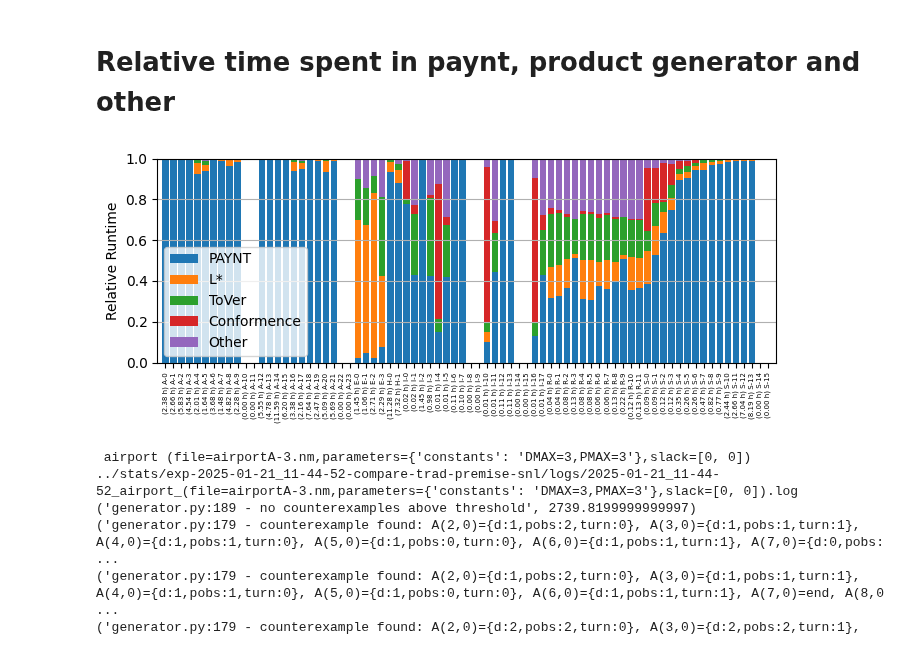
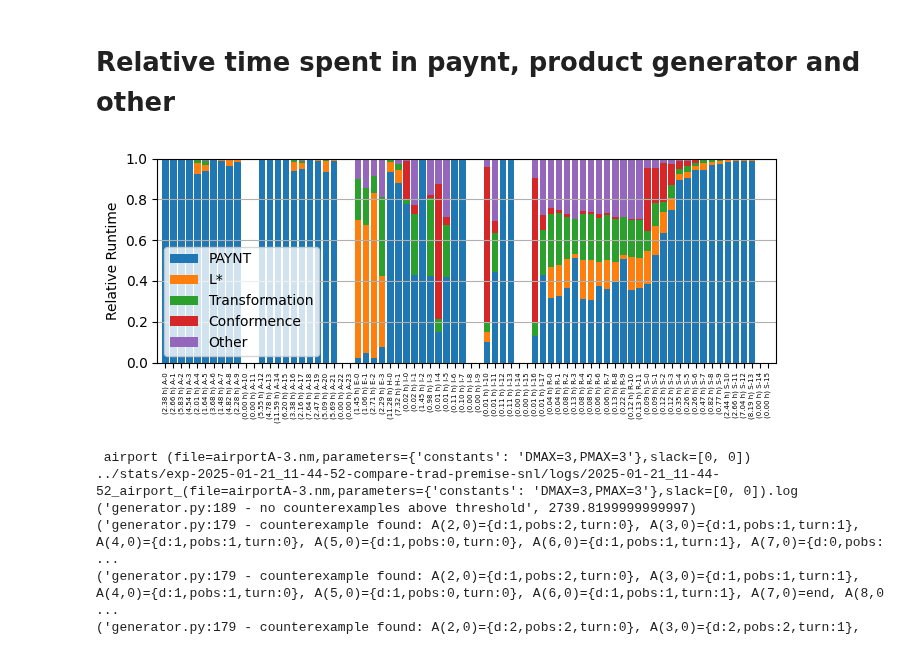
Before and after one commit to lukovdm/monitor-conformence, a Jupyter notebook: notebooks/Analysis.ipynb, the cells around one changed output. Saved outputs shown, nothing was run; the diff lists cells and outputs as text; code cells hidden in the pictures.

Commit message:
New plots

```diff
--- a/notebooks/Analysis.ipynb
+++ b/notebooks/Analysis.ipynb
@@ -456,37 +456,37 @@ plt.bar(index, paynt_times, width=0.8, label="PAYNT")
 bottom += paynt_times
 plt.bar(index, lstar_times, bottom=bottom, width=0.8, label="L*")
 bottom += lstar_times
-plt.bar(index, product_times, bottom=bottom, width=0.8, label="ToVer")
+plt.bar(index, product_times, bottom=bottom, width=0.8, label="Transformation")
 bottom += product_times
 plt.bar(
     index,
     eq_times,
     bottom=bottom,
     width=0.8,
     label="Conformence",
 )
 bottom += eq_times
 plt.bar(
     index,
     other_times,
     bottom=bottom,
     width=0.8,
     label="Other",
 )
 
 plt.ylabel("Relative Runtime")
 plt.xticks(index, experiment_names, rotation=90, fontsize=5)
 plt.legend()
 plt.xlim(-1, len(filtered_data))
 plt.ylim(0, 1)
 
 plt.tight_layout()
 plt.grid(axis="y")
 if save_figures:
     plt.savefig(f"{save_path}/verimon_times.pgf", bbox_inches="tight")
 plt.show()
 # %% [output]
-[figure, old version]
+[figure, new version]
 # %%
 from verimon.analysis import runtime_from_logs
 
```
Also changed, not shown: parts of 5 cells of this notebook, 13 other files.
